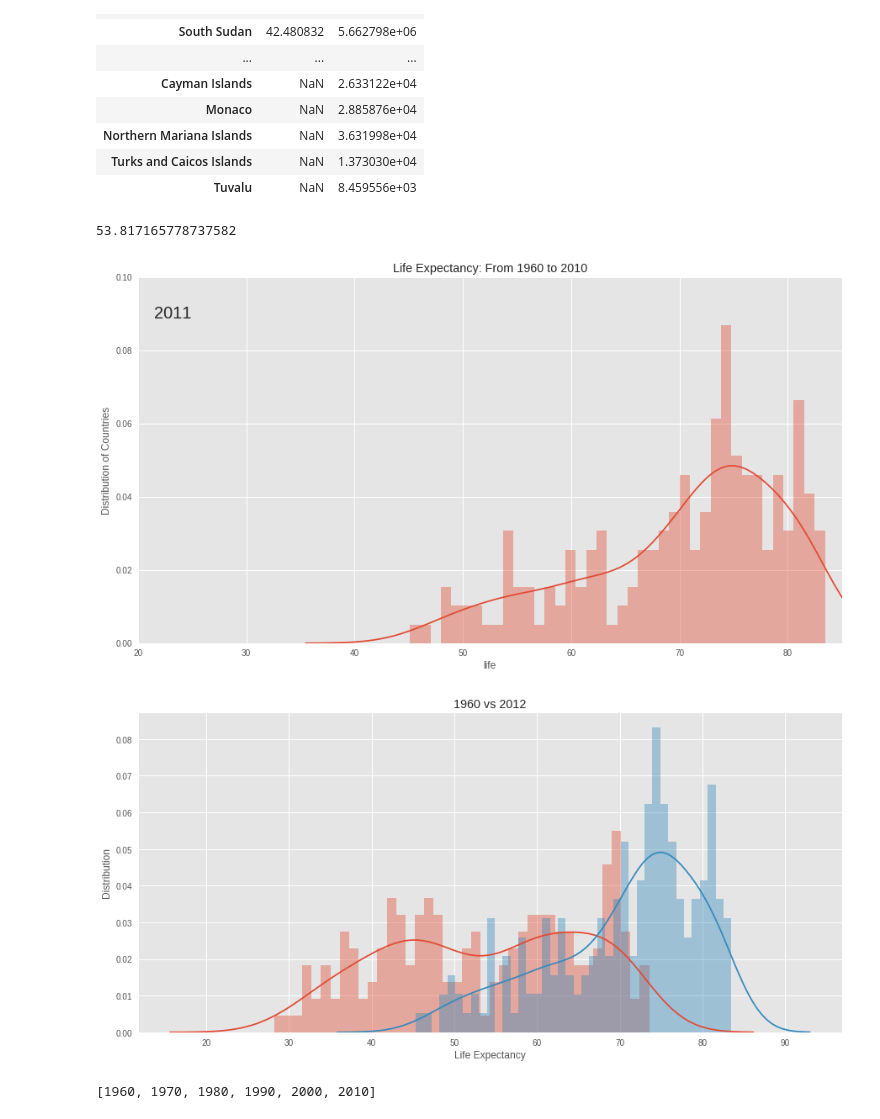
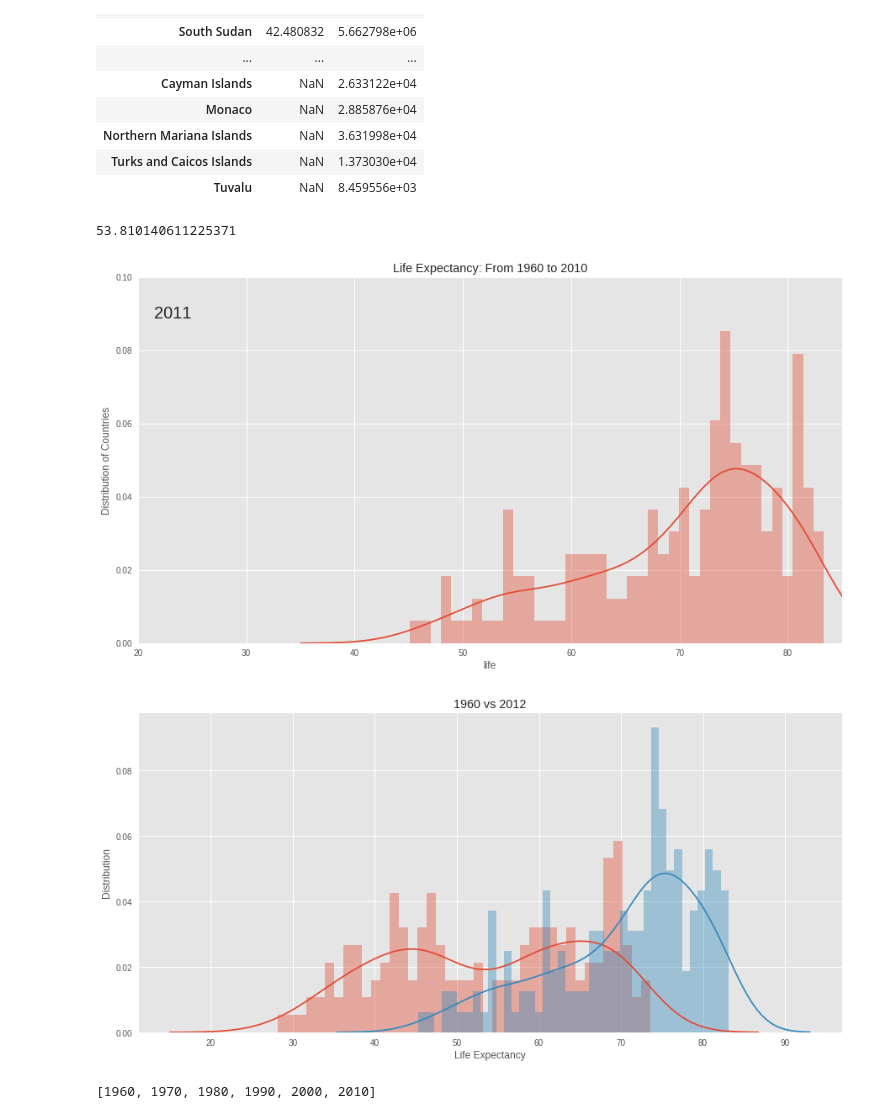
Before and after one commit to JustinTTL/Playing-with-Pandas, a Jupyter notebook: Analyze open data sets with pandas DataFrames.ipynb, the cells around one changed output. Drawn from its saved outputs; the diff is of its cells as text; code cells hidden in the pictures.

Commit message:
added filter changes, and pushed .gitignore scripts

```diff
--- a/Analyze open data sets with pandas DataFrames.ipynb
+++ b/Analyze open data sets with pandas DataFrames.ipynb
@@ -212,18 +212,3 @@ df.groupby("country").mean().sort_values("population", ascending = False).head(1
 | High income | 1986.5 | 73.603806 | 1.104008e+09 |
 | South Asia | 1986.5 | 56.502828 | 1.078283e+09 |
 | China | 1986.5 | 66.247287 | 1.055207e+09 |
-# %%
-# We Need More Lemon Pledge!
-filter_countries = ["World", "High income", "Low & middle income", "Middle income",\
-                    "Lower middle income", "Upper middle income","Low income", "East Asia & Pacific (all income levels)",\
-                    "East Asia & Pacific (developing only)", "South Asia", "OECD members", "High income: OECD",\
-                    "Sub-Saharan Africa (all income levels)", "Sub-Saharan Africa (developing only)",\
-                    "Europe & Central Asia (all income levels)", "Least developed countries: UN classification",\
-                    "Heavily indebted poor countries (HIPC)", "Latin America & Caribbean (all income levels)",\
-                    "Latin America & Caribbean (developing only)", "European Union","Middle East & North Africa (all income levels)",\
-                    "Middle East & North Africa (developing only)", "Euro area", "Arab World", "Europe & Central Asia (developing only)",\
-                    "High income: nonOECD", "North America"
-                    ]
-
-df = df[df['country'].apply(lambda x: x not in filter_countries)]
-df.sort_values("population",ascending = False).reset_index().head(10)
@@ -241,0 +227,6 @@ df.sort_values("population",ascending = False).reset_index().head(10)
+# %%
+# We Need More Lemon Pledge!
+countries_filter = pd.read_csv("data/countries.csv",usecols=['English Name'])
+countries_filter = countries_filter['English Name'].unique()
+df = df[df['country'].apply(lambda x: x in countries_filter)]
+df.info()
@@ -291,7 +292,7 @@ avg_life.tail(20)
 median_life = df[['year','life']].groupby("year").mean()
 median_life.loc[1960][0]
 # %% [output]
-53.817165778737582
+53.810140611225371
 # %%
 # Line plots are boring. How about a histogram?
 import time, sys
@@ -325,22 +326,22 @@ for year in range(1960,2012):
 
 plt.close()
 # %% [output]
-[figure, old version]
+[figure, new version]
 # %%
 def hist_plot(year1, year2):
     f, ax = plt.subplots(figsize = (15,7))
     clear_output(True)
-    plt.clf()
+    ax.cla()
     data1 = df[df.year == year1]["life"].dropna()
     data2 = df[df.year == year2]["life"].dropna()
     sns.distplot(data1,hist=True, kde=True, rug=False, bins=40);
     sns.distplot(data2,hist=True, kde=True, rug=False, bins=40);
 
     plt.xlabel('Life Expectancy')
     plt.ylabel('Distribution')
     plt.title(str(year1) + " vs " + str(year2))
 
 hist_plot(1960, 2012)
 # %% [output]
-[figure, old version]
+[figure, new version]
 # %%
```
Also changed, not shown: parts of 12 cells of this notebook, 1 other file.
